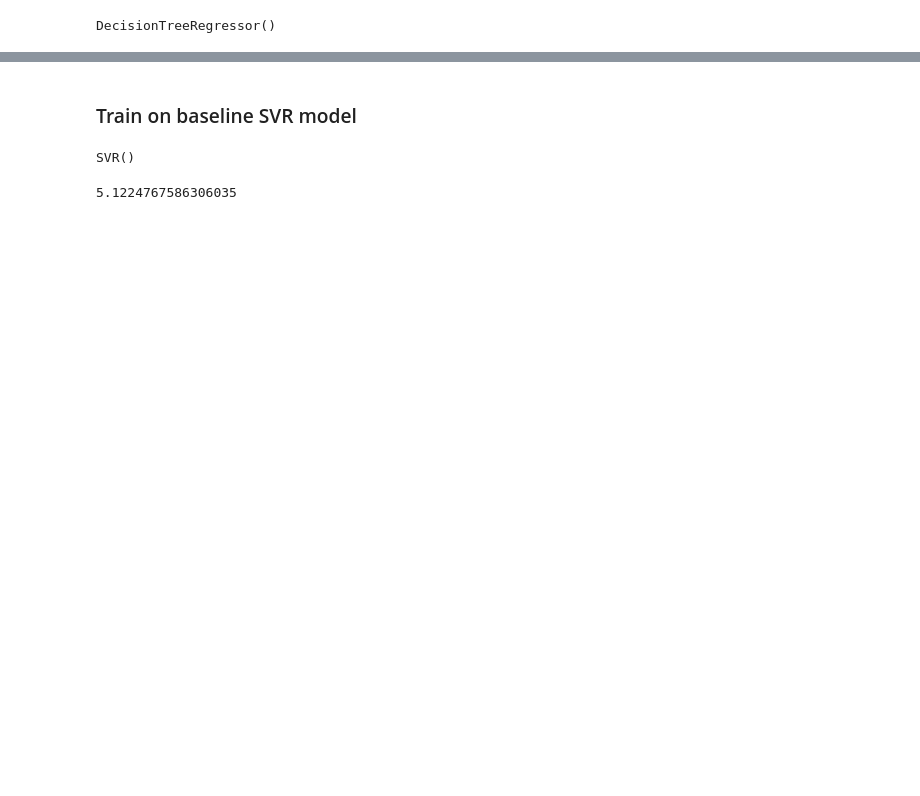
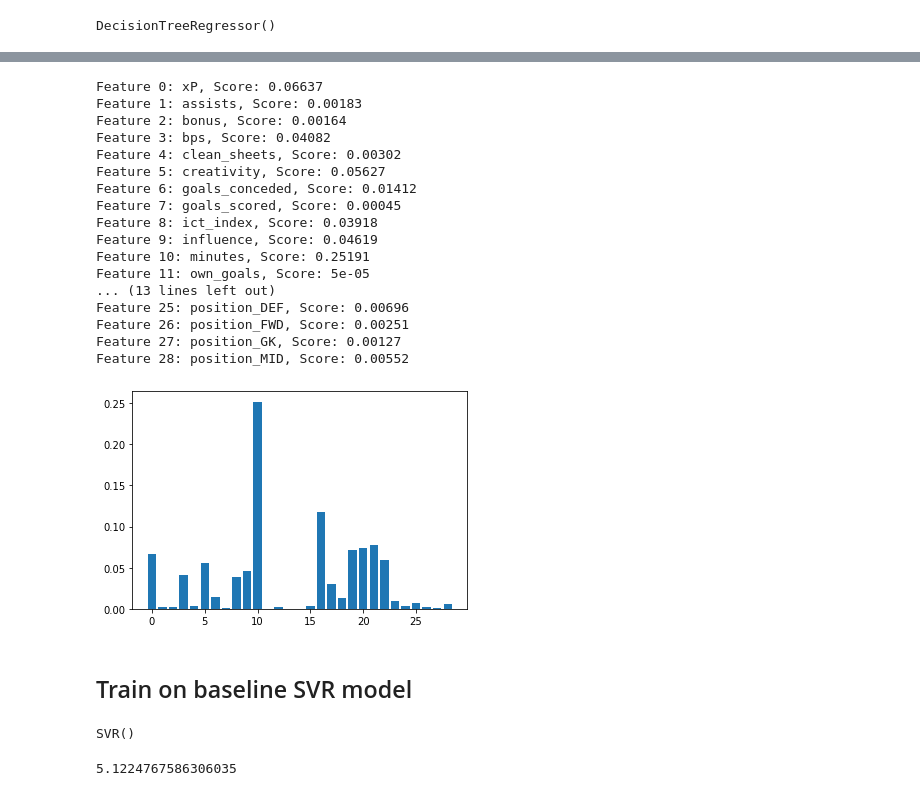
Before and after one commit to gracjans/FPL-AI-Manager_SwanseAI, a Jupyter notebook: notebooks/baseline_models.ipynb, the cells around one changed output, grey strips where cells are left out. Drawn from its saved outputs; the diff is of its cells as text; code cells hidden in the pictures; blank space fills up the shorter version.

Commit message:
add feature importance plot for tree model

```diff
--- a/notebooks/baseline_models.ipynb
+++ b/notebooks/baseline_models.ipynb
@@ -40,5 +48,32 @@ mean_squared_error(y_pred_2021, y_test_2021)
+# %%
+# summarize feature importance
+importance = tree_regr.feature_importances_
+for i,v in enumerate(importance):
+    print(f'Feature {i}: {x_train_2021.columns[i]}, Score: {round(v,5)}')
+# plot feature importance
+plt.bar([x for x in range(len(importance))], importance)
+plt.show()
+# %% [output]
+Feature 0: xP, Score: 0.06637
+Feature 1: assists, Score: 0.00183
+Feature 2: bonus, Score: 0.00164
+Feature 3: bps, Score: 0.04082
+Feature 4: clean_sheets, Score: 0.00302
+Feature 5: creativity, Score: 0.05627
+Feature 6: goals_conceded, Score: 0.01412
+Feature 7: goals_scored, Score: 0.00045
+Feature 8: ict_index, Score: 0.03918
+Feature 9: influence, Score: 0.04619
+Feature 10: minutes, Score: 0.25191
+Feature 11: own_goals, Score: 5e-05
+... (13 lines left out)
+Feature 25: position_DEF, Score: 0.00696
+Feature 26: position_FWD, Score: 0.00251
+Feature 27: position_GK, Score: 0.00127
+Feature 28: position_MID, Score: 0.00552
+[figure, added]
 # %% [markdown]
-### Train on baseline SVR model
+## Train on baseline SVR model
 # %%
 from sklearn.svm import SVR
 # %%
```
Also changed, not shown: parts of 9 cells of this notebook.
